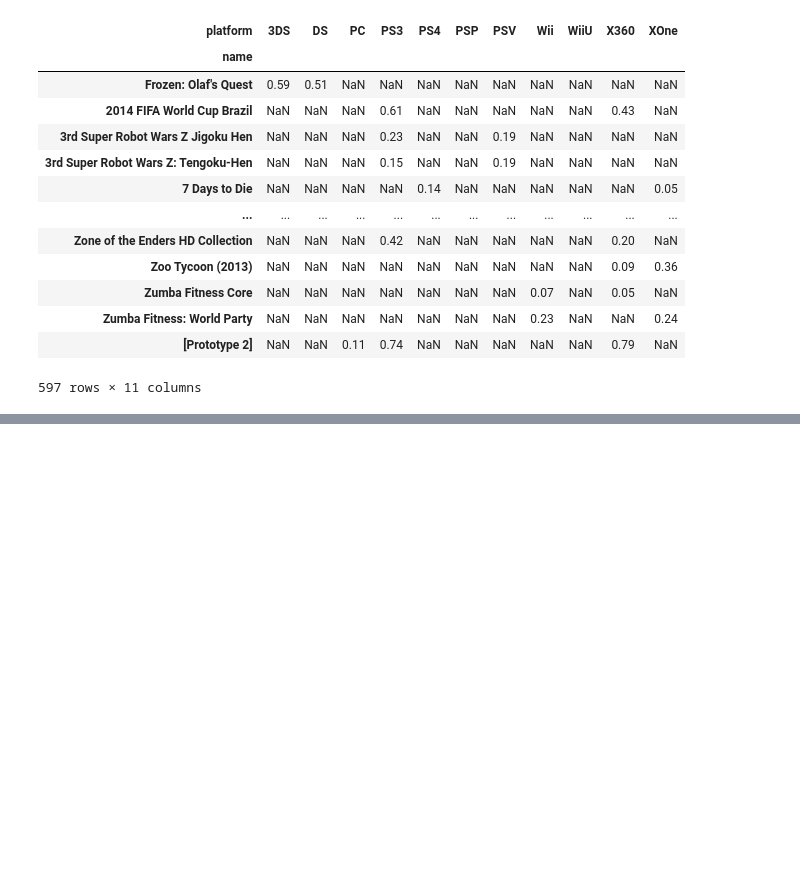
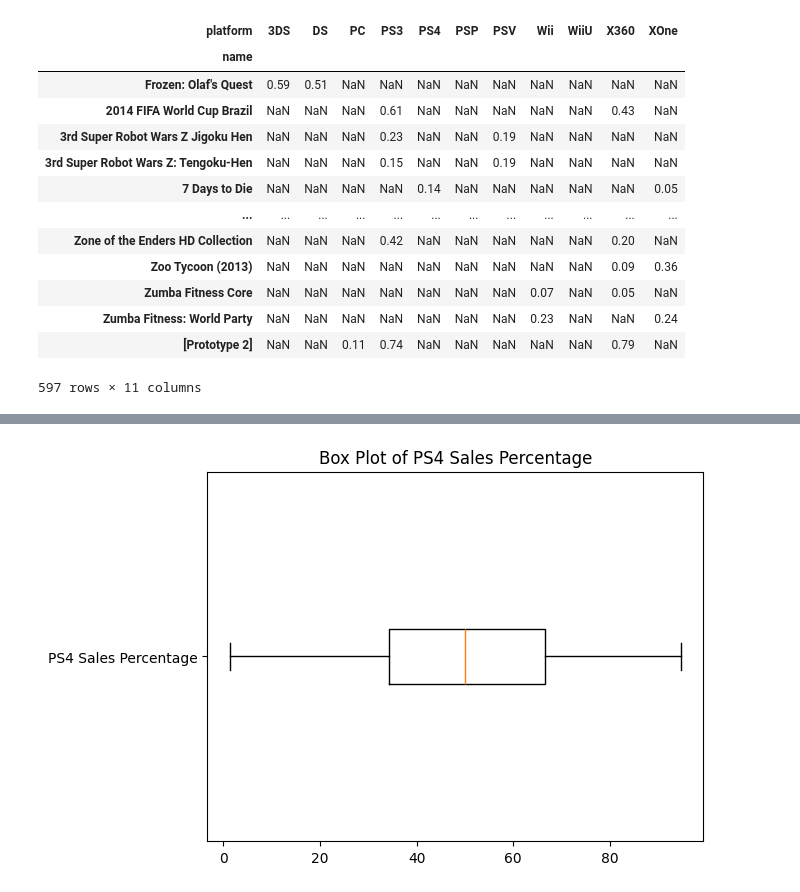
Before and after one commit to DarthPiggyus/Intergated-project, a Jupyter notebook: notebooks/EDA.ipynb, the cells around one changed output, grey strips where cells are left out. Saved outputs shown, nothing was run; the diff lists cells and outputs as text; code cells hidden in the pictures; blank space fills up the shorter version.

```diff
--- a/notebooks/EDA.ipynb
+++ b/notebooks/EDA.ipynb
@@ -803,0 +891,17 @@ selected_games
+# %%
+# Create a figure and axis object
+fig, ax = plt.subplots()
+
+# Plot the box plot for PS4 Sales Percentage
+ax.boxplot(selected_games['PS4_Sales_Percentage'], vert=False)
+
+# Add a label to the y-axis
+ax.set_yticklabels(['PS4 Sales Percentage'])
+
+# Set the title of the plot
+ax.set_title('Box Plot of PS4 Sales Percentage')
+
+# Display the plot
+plt.show()
+# %% [output]
+[figure, added]
```
Also changed, not shown: parts of 35 cells of this notebook.
